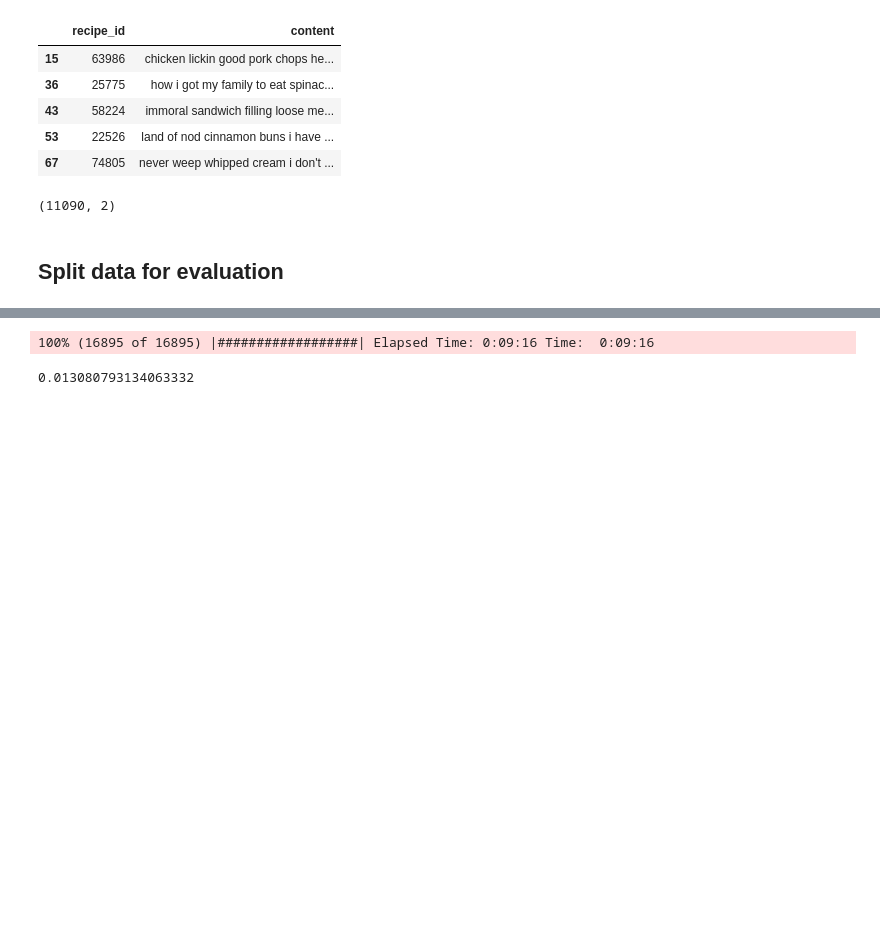
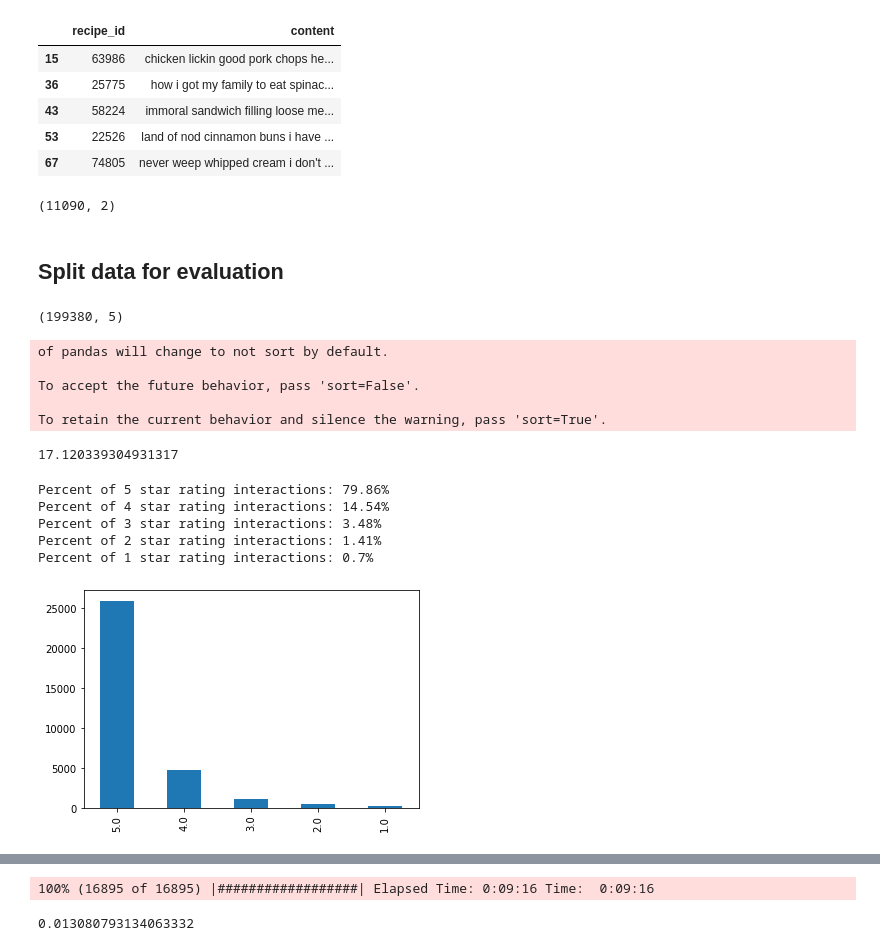
Before and after one commit to CaroHolt/WebMiningRecipeProject, a Jupyter notebook: code/Content Mining Overall.ipynb, the cells around one changed output, grey strips where cells are left out. Saved outputs shown, nothing was run; the diff lists cells and outputs as text; code cells hidden in the pictures; blank space fills up the shorter version.

Commit message:
test_train impl

```diff
--- a/code/Content Mining Overall.ipynb
+++ b/code/Content Mining Overall.ipynb
@@ -285,5 +301,16 @@ content_processed.shape
 (11090, 2)
 # %% [markdown]
 ## Split data for evaluation
+# %%
+interactions.shape
+# %% [output]
+(199380, 5)
 # %%
 #Create train-test split of interaction data
+train_split, test_split = get_fixedN_test_train_split(interactions, 3)
+# %% [output]
+of pandas will change to not sort by default.
+
+To accept the future behavior, pass 'sort=False'.
+
+To retain the current behavior and silence the warning, pass 'sort=True'.
@@ -292,0 +317,13 @@ def get_fixed_n(uid, interactions):
+# %%
+(len(test_split)/len(train_split))*100
+# %% [output]
+17.120339304931317
+# %%
+get_rating_dist(test_split.rating)
+# %% [output]
+Percent of 5 star rating interactions: 79.86%
+Percent of 4 star rating interactions: 14.54%
+Percent of 3 star rating interactions: 3.48%
+Percent of 2 star rating interactions: 1.41%
+Percent of 1 star rating interactions: 0.7%
+[figure, added]
```
Also changed, not shown: parts of 12 cells of this notebook.
